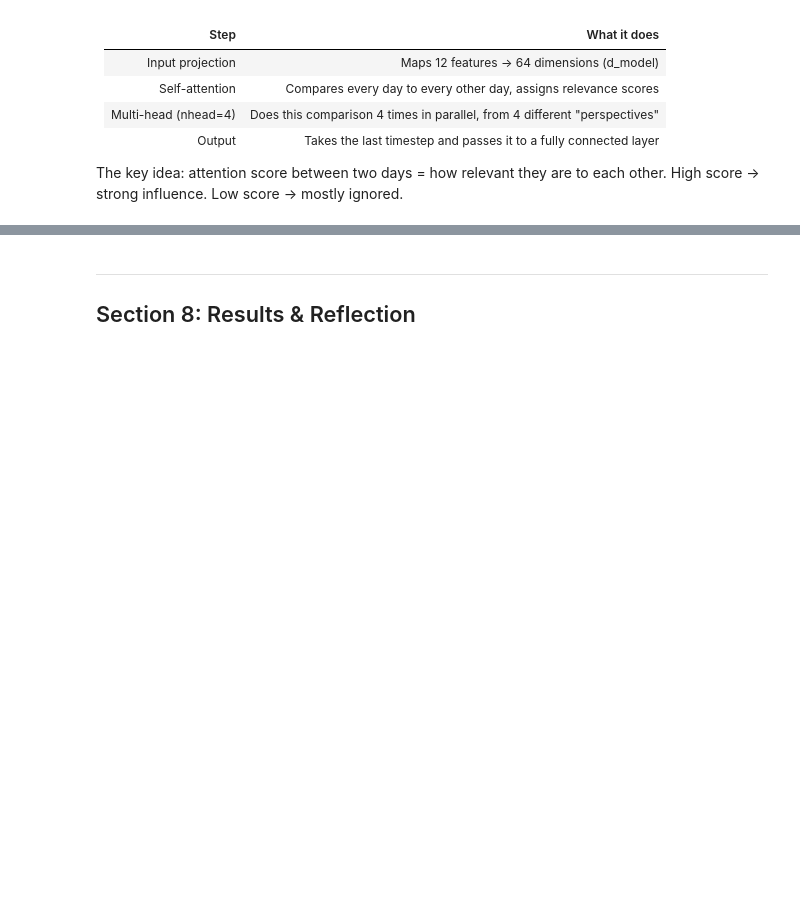
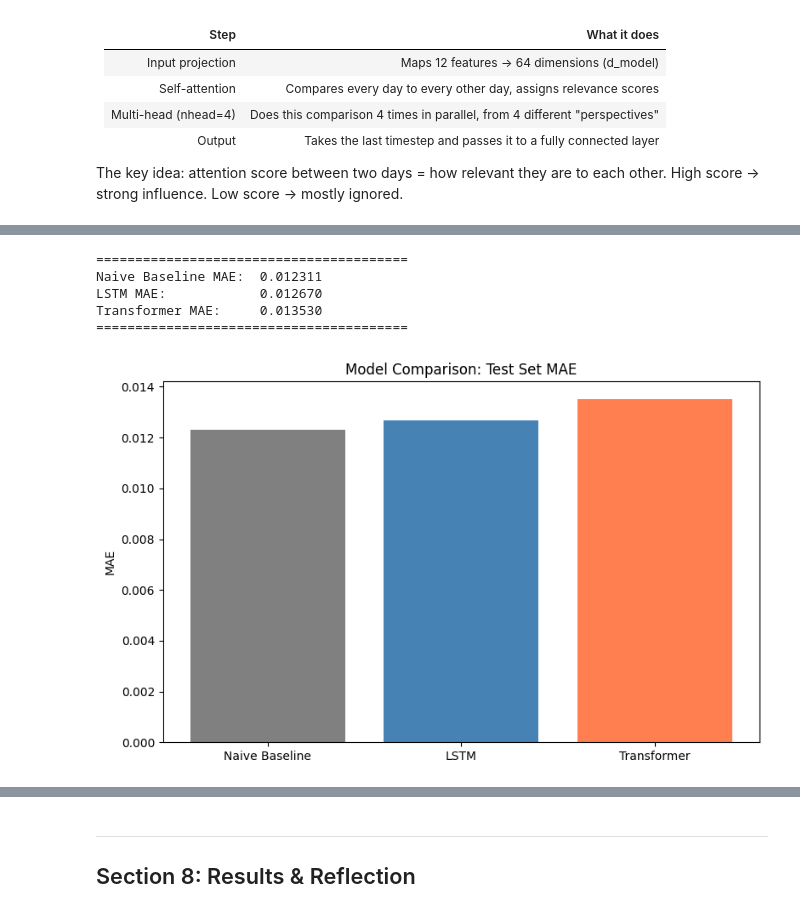
Before and after one commit to sophie61i/stock-forecasting-nn, a Jupyter notebook: project.ipynb, the cells around one changed output, grey strips where cells are left out. Drawn from its saved outputs; the diff is of its cells as text; code cells hidden in the pictures; blank space fills up the shorter version.

```diff
--- a/project.ipynb
+++ b/project.ipynb
@@ -457,0 +474,29 @@ Transformer Test MAE: 0.013014
+# %%
+# Naive baseline: always predict 0 return
+naive_preds = np.zeros_like(y_test)
+naive_mae   = np.mean(np.abs(naive_preds - y_test))
+
+print("=" * 40)
+print(f"Naive Baseline MAE:  {naive_mae:.6f}")
+print(f"LSTM MAE:            {lstm_mae:.6f}")
+print(f"Transformer MAE:     {transformer_mae:.6f}")
+print("=" * 40)
+
+# Bar chart comparison
+models = ["Naive Baseline", "LSTM", "Transformer"]
+maes   = [naive_mae, lstm_mae, transformer_mae]
+
+plt.figure(figsize=(8, 5))
+plt.bar(models, maes, color=["gray", "steelblue", "coral"])
+plt.ylabel("MAE")
+plt.title("Model Comparison: Test Set MAE")
+plt.tight_layout()
+plt.savefig("model_comparison.png", dpi=100)
+plt.show()
+# %% [output]
+========================================
+Naive Baseline MAE:  0.012311
+LSTM MAE:            0.012670
+Transformer MAE:     0.013530
+========================================
+[figure, added]
```
Also changed, not shown: parts of 17 cells of this notebook.
